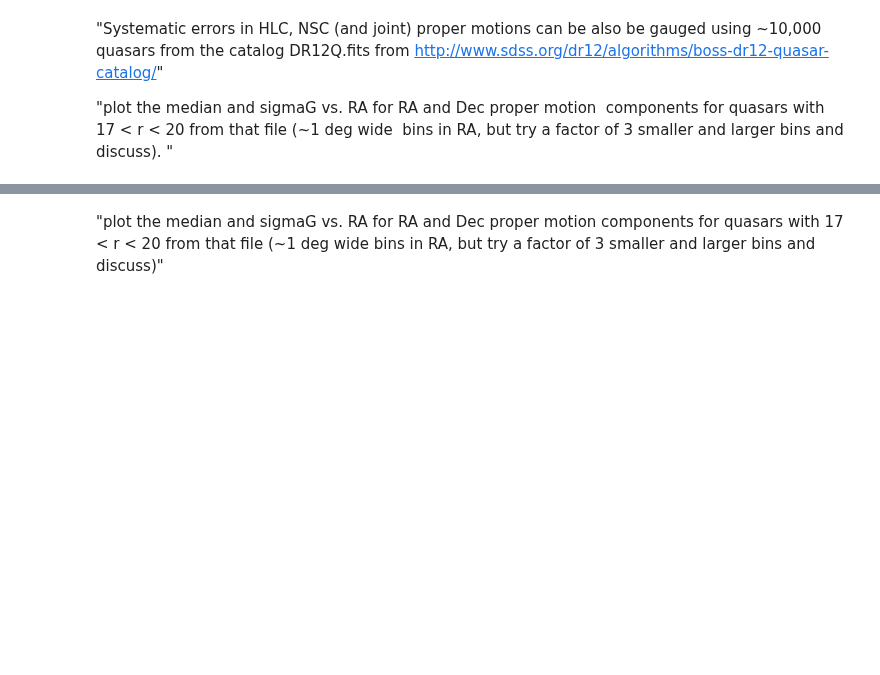
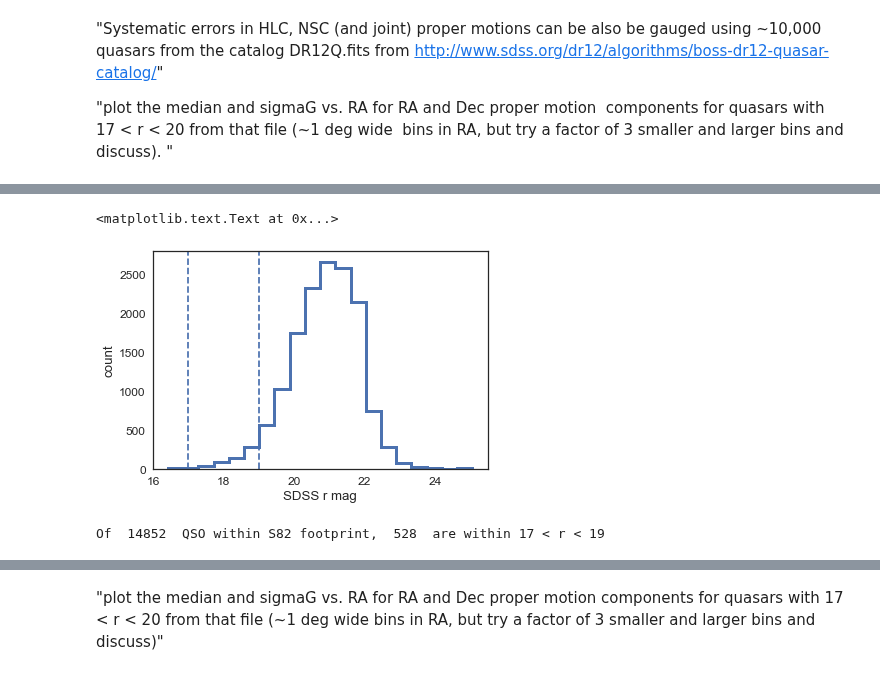
Before and after one commit to dirac-institute/uw-astr598-w18, a Jupyter notebook: homeworks/group2/HW_2/HW2-part2_group2.ipynb, the cells around one changed output, grey strips where cells are left out. Cells and saved outputs as stored; diff of their text form; code cells hidden in the pictures; blank space fills up the shorter version.

```diff
--- a/homeworks/group2/HW_2/HW2-part2_group2.ipynb
+++ b/homeworks/group2/HW_2/HW2-part2_group2.ipynb
@@ -321,20 +324,25 @@ magerr = Table(db_qso['ERR_PSFMAG'], names=('u', 'g', 'r', 'i','z'))
 # %%
 m_dec = np.abs(db_qso['DEC']) < 2
 m_ra = np.abs(db_qso['RA_W']) < 50
 #for f in 'ugriz' :
 f = 'r'
 m_mag = 15 < mag[f]
-magmin, magmax = 17,20
+magmin, magmax = 17,19
 plt.hist(mag[m_dec*m_ra*m_mag][f], histtype='step', bins=20, lw=3, label=f)
 plt.axvline(magmin, ls='--')
 plt.axvline(magmax, ls='--')
 #plt.legend()
 m_mag = (magmin< mag[f])*(mag[f]<magmax)
 plt.xlabel('SDSS '+f+' mag')
 plt.ylabel('count')
+# %% [output]
+<matplotlib.text.Text at 0x...>
+[figure, added]
 # %%
 print('Of ', np.sum(m_ra*m_dec),' QSO within S82 footprint, ',
       np.sum(m_ra*m_dec*m_mag), ' are within' , magmin, '<',f,'<', magmax)
+# %% [output]
+Of  14852  QSO within S82 footprint,  528  are within 17 < r < 19
 # %%
 # cross-match the catalogs : only select the RA range
 # that makes sense from DB12 , and take only the objects
```
Also changed, not shown: parts of 5 cells of this notebook.
